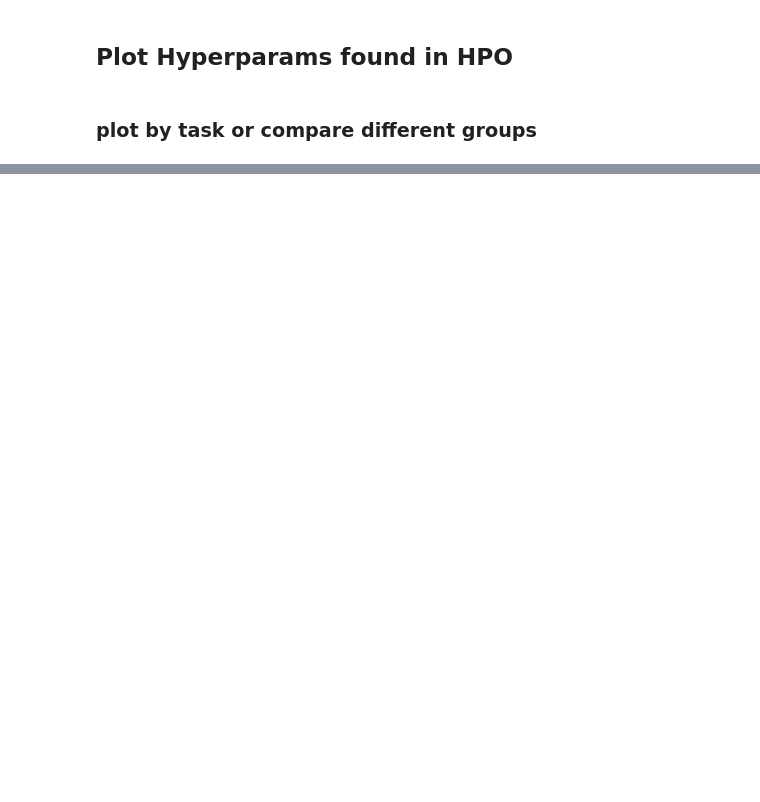
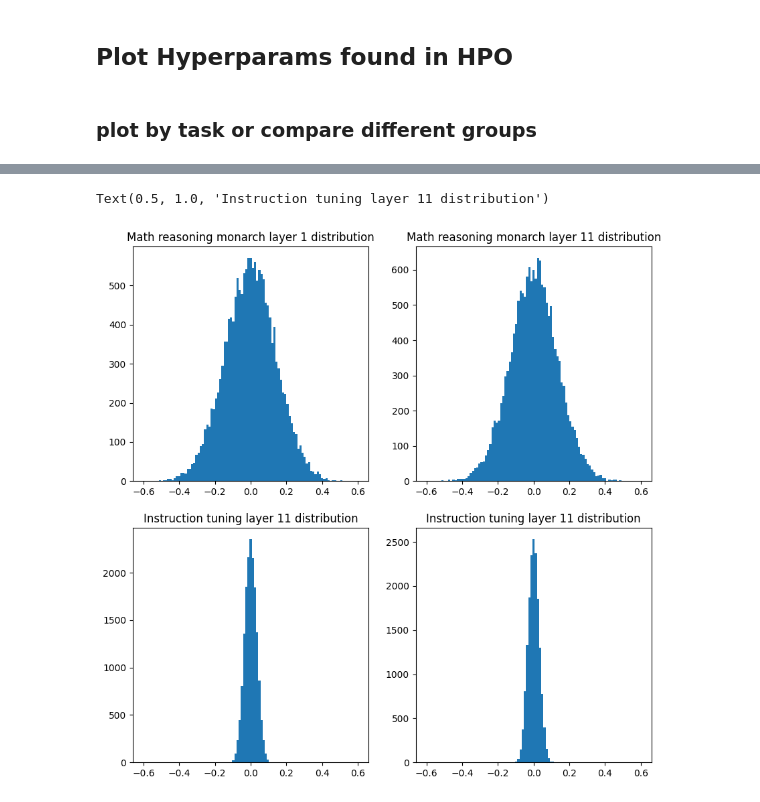
Before and after one commit to SprocketLab/sparse_matrix_fine_tuning, a Jupyter notebook: show_hp.ipynb, the cells around one changed output, grey strips where cells are left out. Cells and saved outputs as stored; diff of their text form; code cells hidden in the pictures; blank space fills up the shorter version.

```diff
--- a/show_hp.ipynb
+++ b/show_hp.ipynb
@@ -62,0 +90,31 @@ for tune_group in tune_groups:
+# %%
+plt.figure(figsize=(10, 10))
+math_ckpt = "pyreft/loreft/official_results/llama-7b-hf.math.20240501152313795515/checkpoint-3500/intervenable_model/pytorch_model.bin"
+instruct_ckpt = "results/llama_mmlu/checkpoint-1683/pytorch_model-00001-of-00002.bin"
+llama_math_weights = torch.load(math_ckpt, map_location="cpu")
+llama_weights = torch.load(instruct_ckpt, map_location="cpu")
+nbins = 100
+max_val = 0.6
+plt.subplot(2, 2, 1)
+weights = llama_math_weights["model.layers.1.self_attn.q_proj.blkdiag1"]
+plt.hist(weights.detach().cpu().flatten(), bins=np.linspace(-max_val, max_val, nbins))
+plt.title("Math reasoning monarch layer 1 distribution")
+
+plt.subplot(2, 2, 2)
+weights = llama_math_weights["model.layers.11.self_attn.q_proj.blkdiag1"]
+plt.hist(weights.detach().cpu().flatten(), bins=np.linspace(-max_val, max_val, nbins))
+plt.title("Math reasoning monarch layer 11 distribution")
+
+plt.subplot(2, 2, 3)
+
+weights = llama_weights["model.layers.1.self_attn.q_proj.blkdiag1"]
+plt.hist(weights.cpu().flatten(), bins=np.linspace(-max_val, max_val, nbins))
+plt.title("Instruction tuning layer 11 distribution")
+
+plt.subplot(2, 2, 4)
+weights = llama_weights["model.layers.11.self_attn.q_proj.blkdiag1"]
+plt.hist(weights.cpu().flatten(), bins=np.linspace(-max_val, max_val, nbins))
+plt.title("Instruction tuning layer 11 distribution")
+# %% [output]
+Text(0.5, 1.0, 'Instruction tuning layer 11 distribution')
+[figure, added]
```
Also changed, not shown: parts of 4 cells of this notebook, 18 other files.
